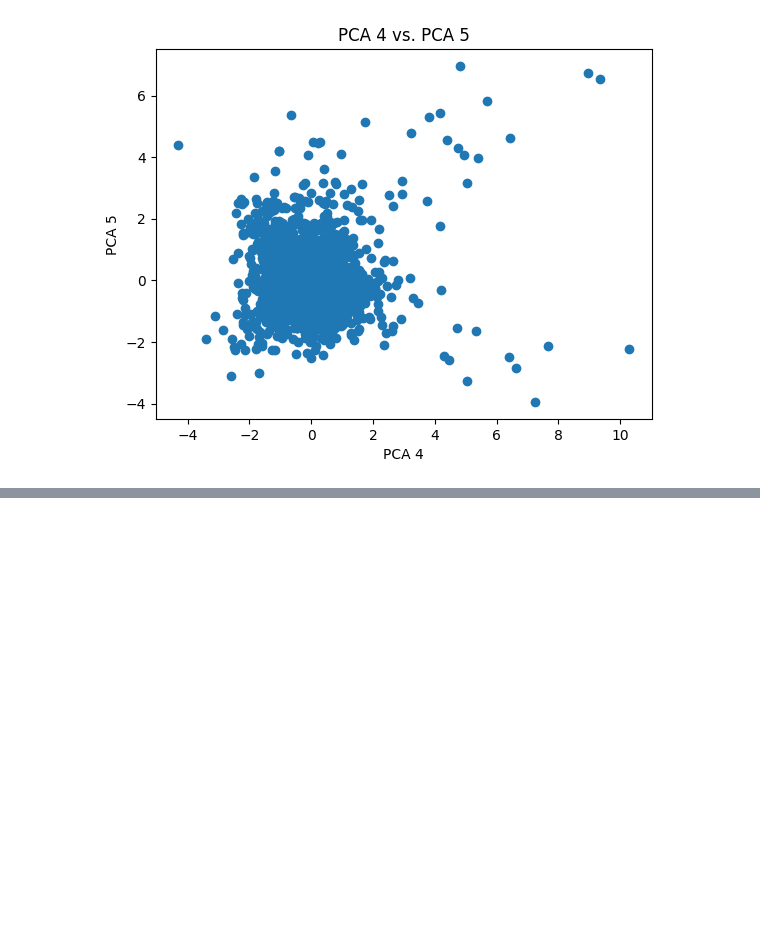
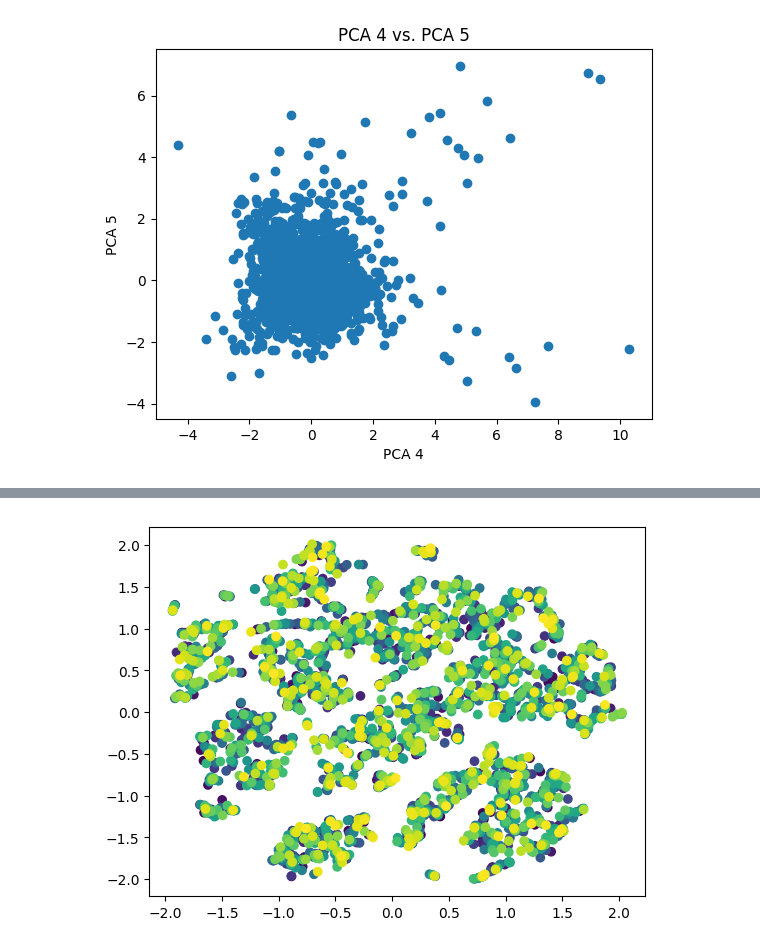
Before and after one commit to achave11-ucsc/GA4GH-MLSpring17, a Jupyter notebook: jup-notebook/Proces_Data.ipynb, the cells around one changed output, grey strips where cells are left out. Cells and saved outputs as stored; diff of their text form; code cells hidden in the pictures; blank space fills up the shorter version.

Commit message:
Adding T-SNE cluster colors

```diff
--- a/Proces_Data.ipynb
+++ b/jup-notebook/Proces_Data.ipynb
@@ -27,7 +20,7 @@ import matplotlib.ticker as ticker
 #   On how to process single cell output matrice on python
 
 genome = "hg19"
-matrices_dir = "./PCA/filtered_gene_bc_matrices"
+matrices_dir = "../PCA/filtered_gene_bc_matrices"
 human_matrix_dir = os.path.join(matrices_dir, genome)
 mat = scipy.io.mmread(os.path.join(human_matrix_dir, "matrix.mtx"))
 
@@ -189,3 +205,9 @@ plot_reduced_matrices(X_mat_red)
 [figure]
 [figure]
 [figure]
+# %%
+from sklearn.manifold import TSNE
+X = X_mat_red
+model = TSNE(n_components=2, random_state=0)
+np.set_printoptions(suppress=True)
+model.fit_transform(X)
@@ -191,0 +232,22 @@ plot_reduced_matrices(X_mat_red)
+# %%
+
+fig, ax = plt.subplots()
+marker = matplotlib.lines.Line2D.markers.keys()
+#tags, color = list("bgrcmyk")
+cols = {}
+color = []
+count = 0
+for c in [x[:2] for x in barcodes]:
+    if c in cols:
+        color.append(cols[c])
+    else:
+        cols[c] = count
+        color.append(count)
+        count += 1
+#_, color = np.unique([x[:2] for x in barcodes], return_index=True)
+scale_C1 = preprocessing.scale(model.embedding_[:, 0])
+scale_C2 = preprocessing.scale(model.embedding_[:, 1])
+ax.scatter(scale_C1, scale_C2, c=color)
+plt.show()
+# %% [output]
+[figure, added]
```
Also changed, not shown: parts of 9 cells of this notebook, 2 other files.
